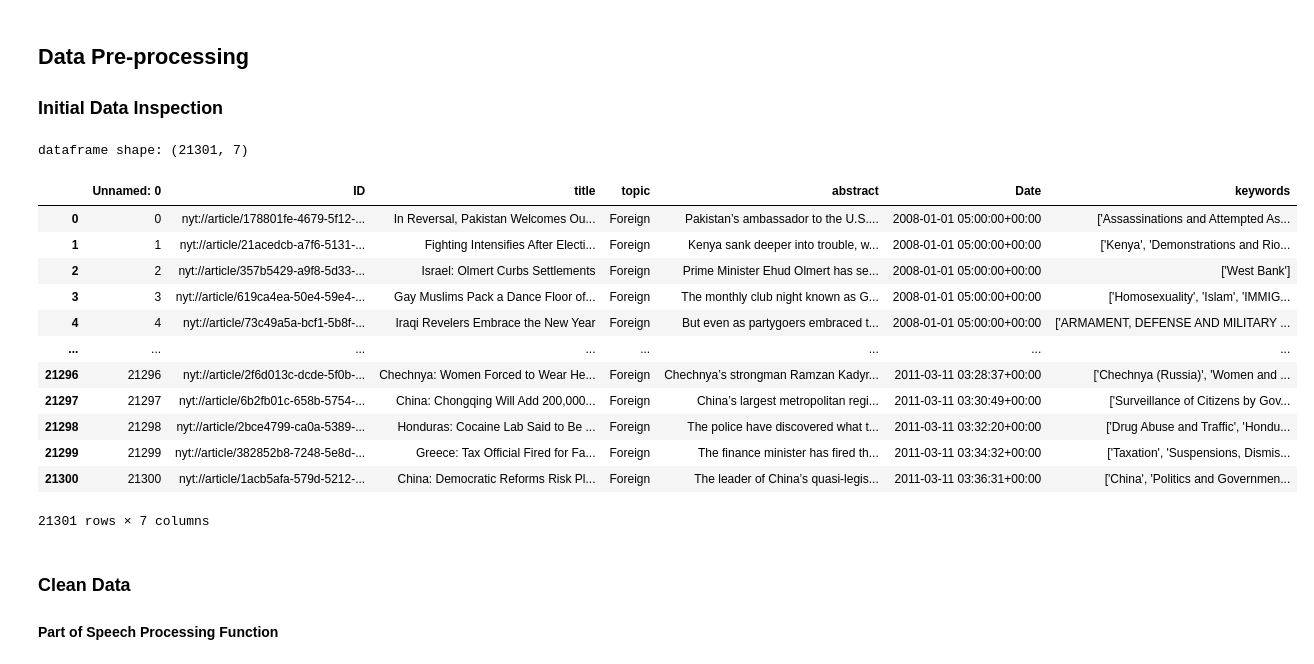
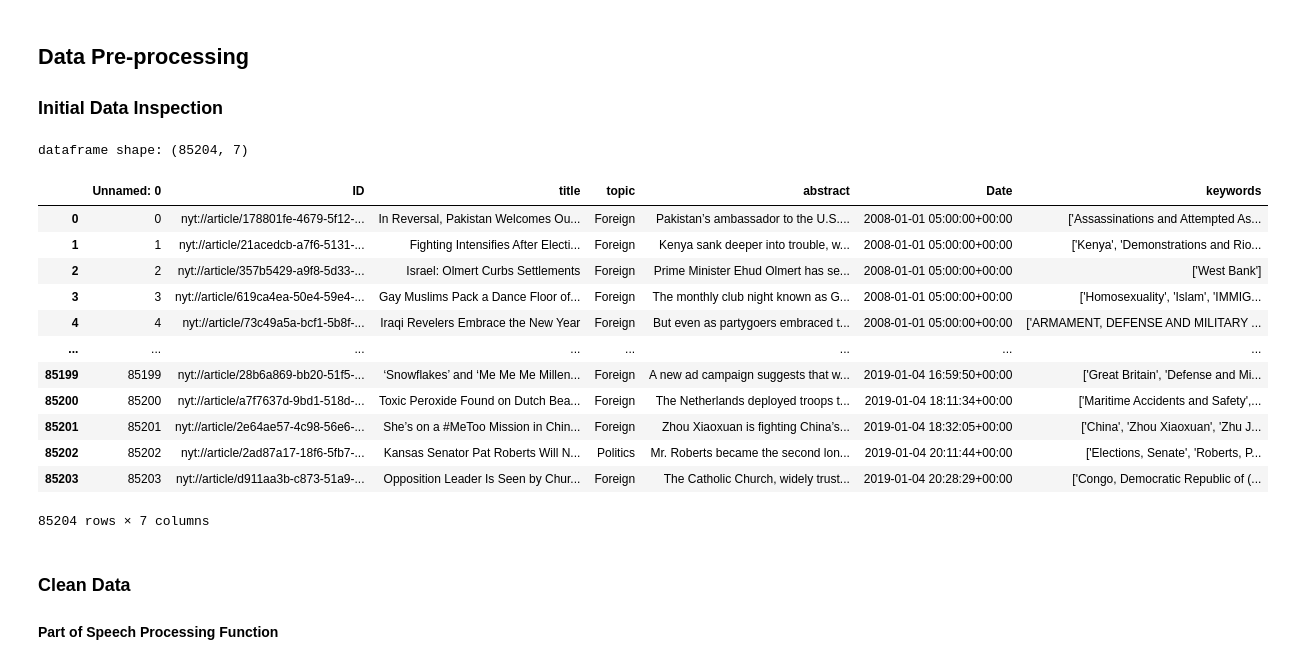
Before and after one commit to sirutBuasai/nyt-news-summarization, a Jupyter notebook: nyt_lstm.ipynb, the cells around one changed output. Drawn from its saved outputs; the diff is of its cells as text; code cells hidden in the pictures.

```diff
--- a/nyt_lstm.ipynb
+++ b/nyt_lstm.ipynb
@@ -74,33 +67,33 @@ LATENT_DIMENSION = 300
 EMBEDDING_DIMENSION = 100
 EPOCH = 10
 BATCH_SIZE = 128
-DATA_SET_RATIO = 0.2
-MODEL_CONDITION = "cleaned_abstract_pos_ner"
+DATA_SET_RATIO = 0.8
+MODEL_CONDITION = "cleaned_abstract"
 # %% [markdown]
 ## Data Pre-processing
 ### Initial Data Inspection
 # %%
 # download and make initial inspection of the dataset
-raw_data_path = '/content/gdrive/My Drive/Fourth Year/Natural Language Processing/Final Project/NYT_Dataset.csv'
+raw_data_path = 'NYT_Dataset.csv'
 raw_data = pd.read_csv(raw_data_path)
 raw_data = raw_data[:int(DATA_SET_RATIO*len(raw_data))]
 print(f'dataframe shape: {raw_data.shape}')
 raw_data
 # %% [output]
-dataframe shape: (21301, 7)
+dataframe shape: (85204, 7)
 |  | Unnamed: 0 | ID | title | topic | abstract | Date | keywords |
 | 0 | 0 | nyt://article/178801fe-4679-5f12-... | In Reversal, Pakistan Welcomes Ou... | Foreign | Pakistan’s ambassador to the U.S.... | 2008-01-01 05:00:00+00:00 | ['Assassinations and Attempted As... |
 | 1 | 1 | nyt://article/21acedcb-a7f6-5131-... | Fighting Intensifies After Electi... | Foreign | Kenya sank deeper into trouble, w... | 2008-01-01 05:00:00+00:00 | ['Kenya', 'Demonstrations and Rio... |
 | 2 | 2 | nyt://article/357b5429-a9f8-5d33-... | Israel: Olmert Curbs Settlements | Foreign | Prime Minister Ehud Olmert has se... | 2008-01-01 05:00:00+00:00 | ['West Bank'] |
 | 3 | 3 | nyt://article/619ca4ea-50e4-59e4-... | Gay Muslims Pack a Dance Floor of... | Foreign | The monthly club night known as G... | 2008-01-01 05:00:00+00:00 | ['Homosexuality', 'Islam', 'IMMIG... |
 | 4 | 4 | nyt://article/73c49a5a-bcf1-5b8f-... | Iraqi Revelers Embrace the New Year | Foreign | But even as partygoers embraced t... | 2008-01-01 05:00:00+00:00 | ['ARMAMENT, DEFENSE AND MILITARY ... |
 | ... | ... | ... | ... | ... | ... | ... | ... |
-| 21296 | 21296 | nyt://article/2f6d013c-dcde-5f0b-... | Chechnya: Women Forced to Wear He... | Foreign | Chechnya’s strongman Ramzan Kadyr... | 2011-03-11 03:28:37+00:00 | ['Chechnya (Russia)', 'Women and ... |
-| 21297 | 21297 | nyt://article/6b2fb01c-658b-5754-... | China: Chongqing Will Add 200,000... | Foreign | China’s largest metropolitan regi... | 2011-03-11 03:30:49+00:00 | ['Surveillance of Citizens by Gov... |
-| 21298 | 21298 | nyt://article/2bce4799-ca0a-5389-... | Honduras: Cocaine Lab Said to Be ... | Foreign | The police have discovered what t... | 2011-03-11 03:32:20+00:00 | ['Drug Abuse and Traffic', 'Hondu... |
-| 21299 | 21299 | nyt://article/382852b8-7248-5e8d-... | Greece: Tax Official Fired for Fa... | Foreign | The finance minister has fired th... | 2011-03-11 03:34:32+00:00 | ['Taxation', 'Suspensions, Dismis... |
-| 21300 | 21300 | nyt://article/1acb5afa-579d-5212-... | China: Democratic Reforms Risk Pl... | Foreign | The leader of China’s quasi-legis... | 2011-03-11 03:36:31+00:00 | ['China', 'Politics and Governmen... |
+| 85199 | 85199 | nyt://article/28b6a869-bb20-51f5-... | ‘Snowflakes’ and ‘Me Me Me Millen... | Foreign | A new ad campaign suggests that w... | 2019-01-04 16:59:50+00:00 | ['Great Britain', 'Defense and Mi... |
+| 85200 | 85200 | nyt://article/a7f7637d-9bd1-518d-... | Toxic Peroxide Found on Dutch Bea... | Foreign | The Netherlands deployed troops t... | 2019-01-04 18:11:34+00:00 | ['Maritime Accidents and Safety',... |
+| 85201 | 85201 | nyt://article/2e64ae57-4c98-56e6-... | She’s on a #MeToo Mission in Chin... | Foreign | Zhou Xiaoxuan is fighting China’s... | 2019-01-04 18:32:05+00:00 | ['China', 'Zhou Xiaoxuan', 'Zhu J... |
+| 85202 | 85202 | nyt://article/2ad87a17-18f6-5fb7-... | Kansas Senator Pat Roberts Will N... | Politics | Mr. Roberts became the second lon... | 2019-01-04 20:11:44+00:00 | ['Elections, Senate', 'Roberts, P... |
+| 85203 | 85203 | nyt://article/d911aa3b-c873-51a9-... | Opposition Leader Is Seen by Chur... | Foreign | The Catholic Church, widely trust... | 2019-01-04 20:28:29+00:00 | ['Congo, Democratic Republic of (... |
-21301 rows × 7 columns
+85204 rows × 7 columns
 # %% [markdown]
 ### Clean Data
 #### Part of Speech Processing Function
```
Also changed, not shown: parts of 11 cells of this notebook, 1 other file.
